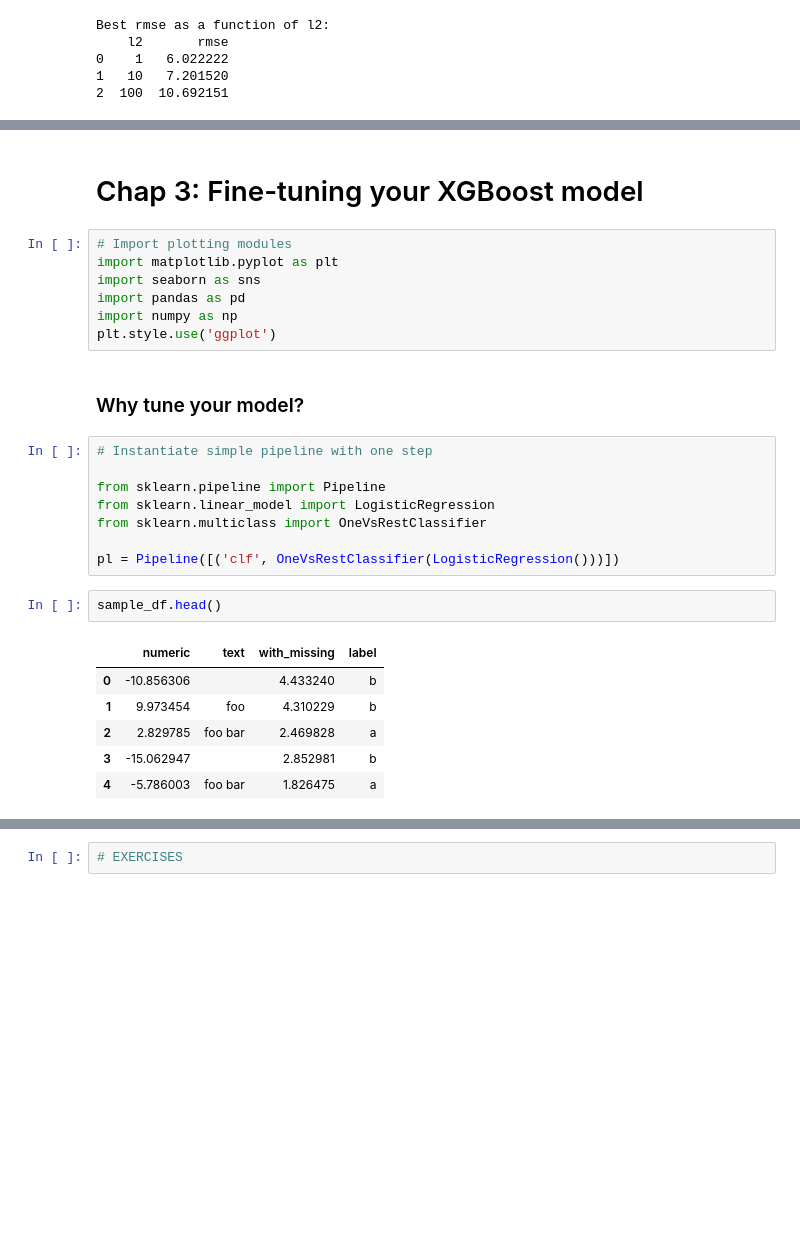
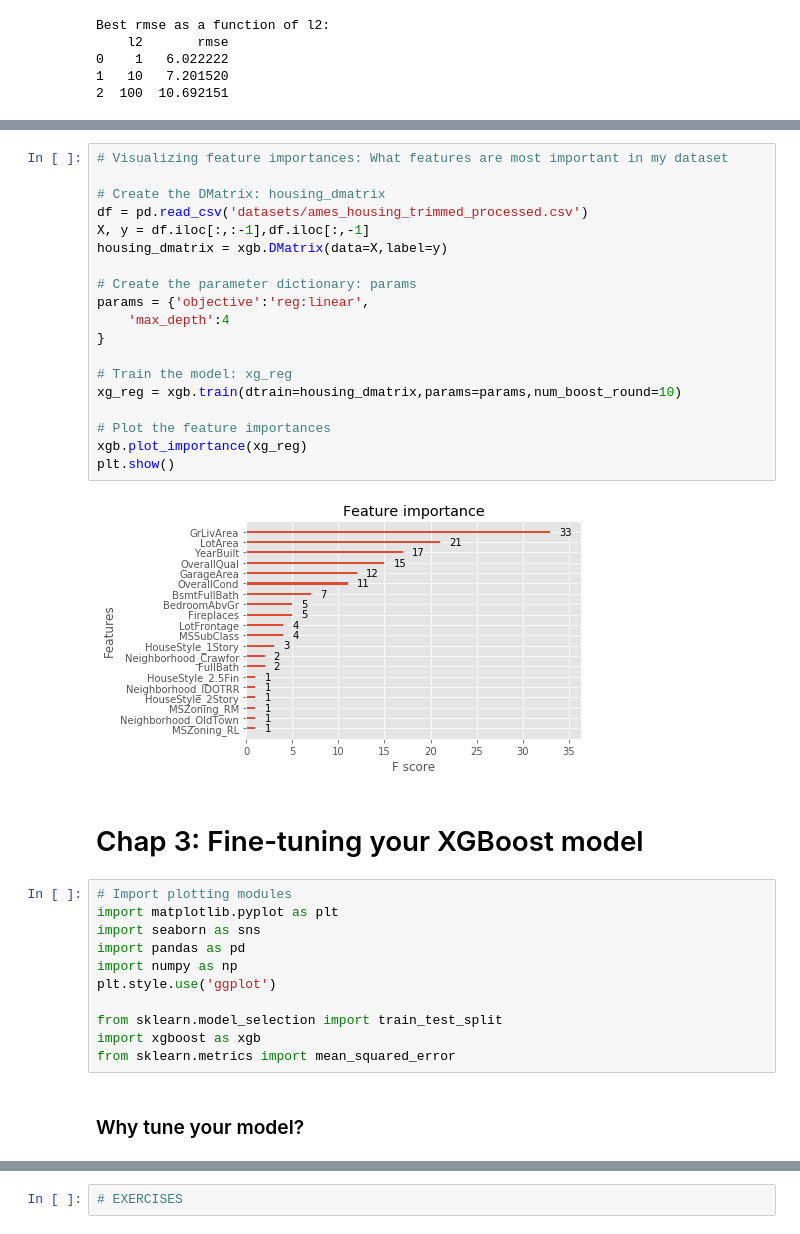
Before and after one commit to jadoonengr/DataCamp-Notes, a Jupyter notebook: Extreme Gradient Boosting with XGBoost.ipynb, the cells around one changed output, grey strips where cells are left out. Drawn from its saved outputs; the diff is of its cells as text; blank space fills up the shorter version.

```diff
--- a/Extreme Gradient Boosting with XGBoost.ipynb
+++ b/Extreme Gradient Boosting with XGBoost.ipynb
@@ -538,3 +552,24 @@ prediction_df.to_csv('predictions.csv')
+# %%
+# Visualizing feature importances: What features are most important in my dataset
+
+# Create the DMatrix: housing_dmatrix
+df = pd.read_csv('datasets/ames_housing_trimmed_processed.csv')
+X, y = df.iloc[:,:-1],df.iloc[:,-1]
+housing_dmatrix = xgb.DMatrix(data=X,label=y)
+
+# Create the parameter dictionary: params
+params = {'objective':'reg:linear',
+    'max_depth':4
+}
+
+# Train the model: xg_reg
+xg_reg = xgb.train(dtrain=housing_dmatrix,params=params,num_boost_round=10)
+
+# Plot the feature importances
+xgb.plot_importance(xg_reg)
+plt.show()
+# %% [output]
+[figure, added]
 # %% [markdown]
 # Chap 3: Fine-tuning your XGBoost model
 # %%
@@ -544,22 +579,9 @@ import seaborn as sns
 import pandas as pd
 import numpy as np
 plt.style.use('ggplot')
+
+from sklearn.model_selection import train_test_split
+import xgboost as xgb
+from sklearn.metrics import mean_squared_error
 # %% [markdown]
 ### Why tune your model?
-# %%
-# Instantiate simple pipeline with one step
-
-from sklearn.pipeline import Pipeline
-from sklearn.linear_model import LogisticRegression
-from sklearn.multiclass import OneVsRestClassifier
-
-pl = Pipeline([('clf', OneVsRestClassifier(LogisticRegression()))])
-# %%
-sample_df.head()
-# %% [output]
-|  | numeric | text | with_missing | label |
-| 0 | -10.856306 |  | 4.433240 | b |
-| 1 | 9.973454 | foo | 4.310229 | b |
-| 2 | 2.829785 | foo bar | 2.469828 | a |
-| 3 | -15.062947 |  | 2.852981 | b |
-| 4 | -5.786003 | foo bar | 1.826475 | a |
```
Also changed, not shown: parts of 12 cells of this notebook.
